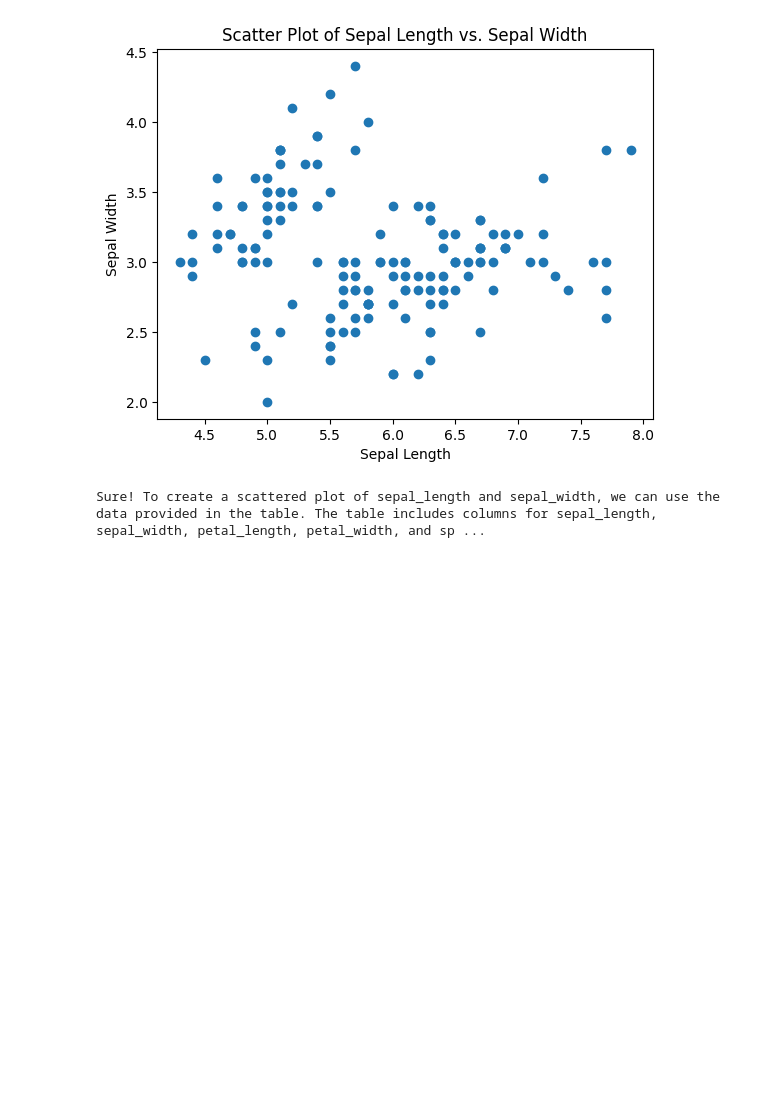
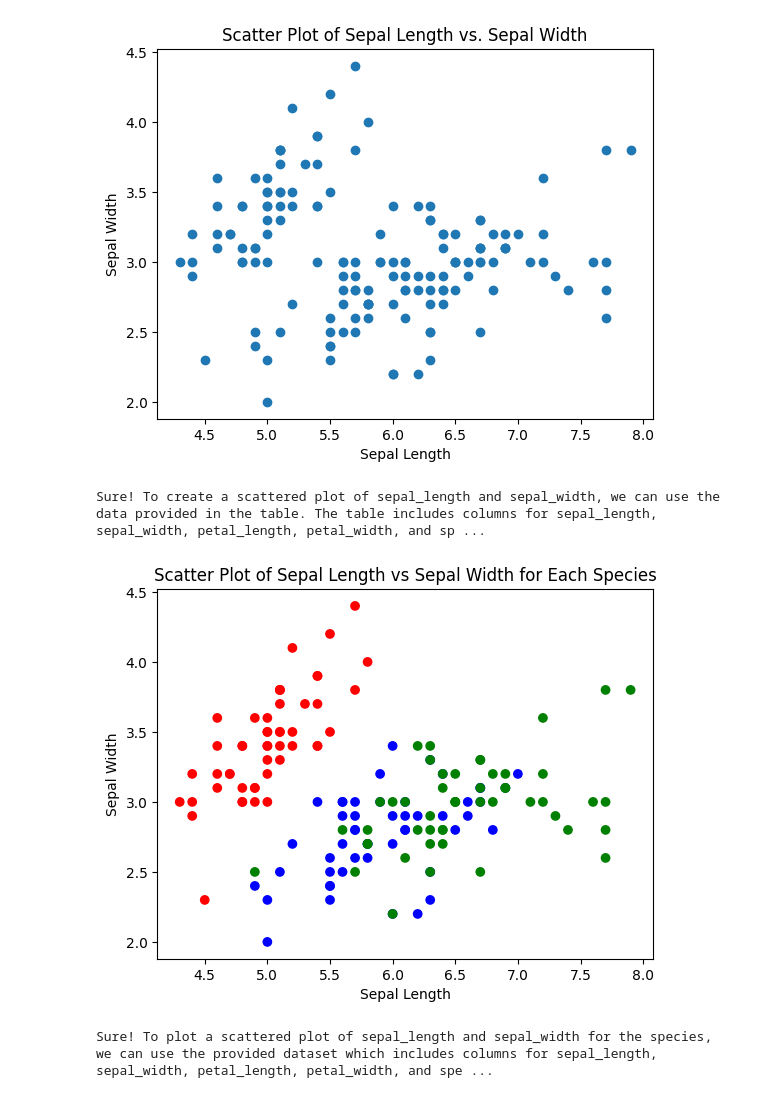
Before and after one commit to inuwamobarak/pandasAI, a Jupyter notebook: Pandas_AI.ipynb, the cells around one changed output. Cells and saved outputs as stored; diff of their text form; code cells hidden in the pictures; blank space fills up the shorter version.

```diff
--- a/Pandas_AI.ipynb
+++ b/Pandas_AI.ipynb
@@ -83,3 +83,12 @@ print(response)
 # %% [output]
 [figure]
 Sure! To create a scattered plot of sepal_length and sepal_width, we can use the data provided in the table. The table includes columns for sepal_length, sepal_width, petal_length, petal_width, and sp ...
+# %%
+response = pandas_ai.run(
+    df,
+    "Plot a scattered plot of sepal_length and sepal_width for the species",
+)
+print(response)
+# %% [output]
+[figure, added]
+Sure! To plot a scattered plot of sepal_length and sepal_width for the species, we can use the provided dataset which includes columns for sepal_length, sepal_width, petal_length, petal_width, and spe ...
```
